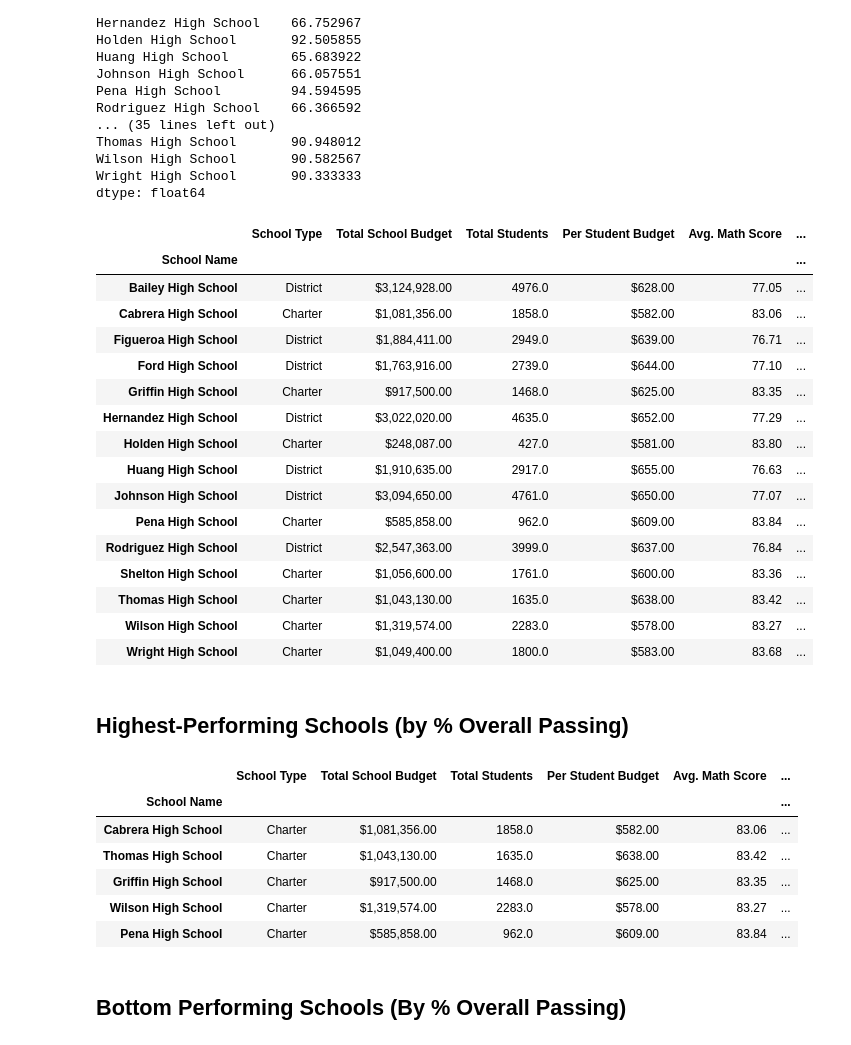
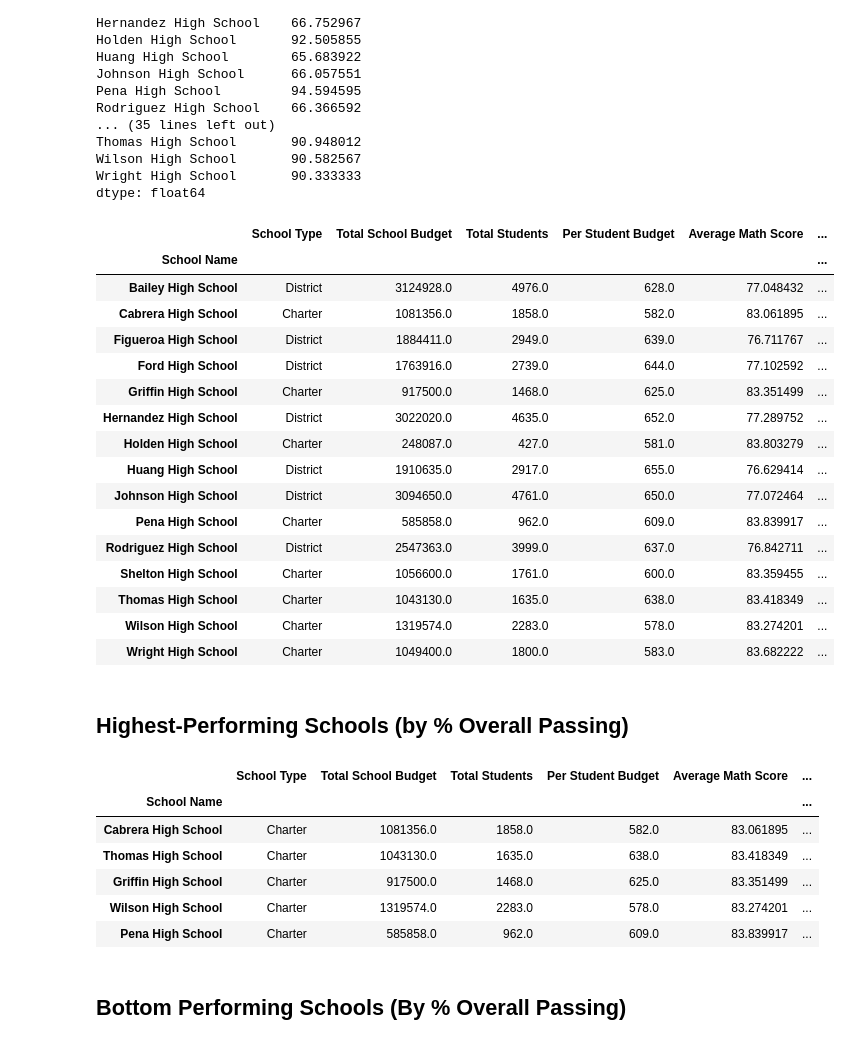
Before and after one commit to laurajanefaulds/pandas-challenge, a Jupyter notebook: Starter_Code 6/PyCitySchools/pycityschools_ljf.ipynb, the cells around one changed output. Drawn from its saved outputs; the diff is of its cells as text; code cells hidden in the pictures.

```diff
--- a/Starter_Code 6/PyCitySchools/pycityschools_ljf.ipynb
+++ b/Starter_Code 6/PyCitySchools/pycityschools_ljf.ipynb
@@ -350,64 +350,64 @@ dtype: float64
 # %%
 # Create a DataFrame called `per_school_summary` with columns for the calculations above.
 
 per_school_summary = pd.merge(per_school_types, per_school_budget, on="School Name", how="left")
 per_school_summary["Total Students"] = per_school_counts
 per_school_summary["Per Student Budget"] = per_school_capita
-per_school_summary["Avg. Math Score"] = per_school_math
-per_school_summary["Avg. Reading Score"] = per_school_reading
-per_school_summary["# of Students Who Passed Math"] = per_school_pass_math_count
-per_school_summary["% of Students Who Passed Math"] = per_school_pass_math_pct
-per_school_summary["# of Students Who Passed Reading"] = per_school_pass_reading_count
-per_school_summary["% of Students Who Passed Reading"] = per_school_pass_reading_pct
-per_school_summary["# of Students Who Passed Math & Reading"] = school_students_passing_math_and_reading
-per_school_summary["% of Students Who Passed Math & Reading"] = per_school_pass_overall_pct
+per_school_summary["Average Math Score"] = per_school_math
+per_school_summary["Average Reading Score"] = per_school_reading
+per_school_summary["# Passing Math"] = per_school_pass_math_count
+per_school_summary["% Passing Math"] = per_school_pass_math_pct
+per_school_summary["# Passing Reading"] = per_school_pass_reading_count
+per_school_summary["% Passing Reading"] = per_school_pass_reading_pct
+per_school_summary["# Overall Passing"] = school_students_passing_math_and_reading
+per_school_summary["% Overall Passing"] = per_school_pass_overall_pct
 
 per_school_summary = per_school_summary.rename(columns={"type": "School Type", "budget": "Total School Budget"})
 
 # Formatting
-per_school_summary["Total School Budget"] = per_school_summary["Total School Budget"].map("${:,.2f}".format)
-per_school_summary["Per Student Budget"] = per_school_summary["Per Student Budget"].map("${:,.2f}".format)
-per_school_summary["Avg. Math Score"] = per_school_summary["Avg. Math Score"].map("{:,.2f}".format)
-per_school_summary["Avg. Reading Score"] = per_school_summary["Avg. Reading Score"].map("{:,.2f}".format)
-per_school_summary["% of Students Who Passed Math"] = per_school_summary["% of Students Who Passed Math"].map("{:,.2f}%".format)
-per_school_summary["% of Students Who Passed Reading"] = per_school_summary["% of Students Who Passed Reading"].map("{:,.2f}%".format)
-per_school_summary["% of Students Who Passed Math & Reading"] = per_school_summary["% of Students Who Passed Math & Reading"].map("{:,.2f}%".format)
+#per_school_summary["Total School Budget"] = per_school_summary["Total School Budget"].map("${:,.2f}".format)
+#per_school_summary["Per Student Budget"] = per_school_summary["Per Student Budget"].map("${:,.2f}".format)
+#per_school_summary["Average Math Score"] = per_school_summary["Average Math Score"].map("{:,.2f}".format)
+#per_school_summary["Average Reading Score"] = per_school_summary["Average Reading Score"].map("{:,.2f}".format)
+#per_school_summary["% Passing Math"] = per_school_summary["% Passing Math"].map("{:,.2f}%".format)
+#per_school_summary["% Passing Reading"] = per_school_summary["% Passing Reading"].map("{:,.2f}%".format)
+#per_school_summary["% Overall Passing"] = per_school_summary["% Overall Passing"].map("{:,.2f}%".format)
 
 
-# Display the DataFrame
+#Display the DataFrame
 per_school_summary
 # %% [output]
-|  | School Type | Total School Budget | Total Students | Per Student Budget | Avg. Math Score | ... |
+|  | School Type | Total School Budget | Total Students | Per Student Budget | Average Math Score | ... |
 | School Name |  |  |  |  |  | ... |
-| Bailey High School | District | $3,124,928.00 | 4976.0 | $628.00 | 77.05 | ... |
-| Cabrera High School | Charter | $1,081,356.00 | 1858.0 | $582.00 | 83.06 | ... |
-| Figueroa High School | District | $1,884,411.00 | 2949.0 | $639.00 | 76.71 | ... |
-| Ford High School | District | $1,763,916.00 | 2739.0 | $644.00 | 77.10 | ... |
-| Griffin High School | Charter | $917,500.00 | 1468.0 | $625.00 | 83.35 | ... |
-| Hernandez High School | District | $3,022,020.00 | 4635.0 | $652.00 | 77.29 | ... |
-| Holden High School | Charter | $248,087.00 | 427.0 | $581.00 | 83.80 | ... |
-| Huang High School | District | $1,910,635.00 | 2917.0 | $655.00 | 76.63 | ... |
-| Johnson High School | District | $3,094,650.00 | 4761.0 | $650.00 | 77.07 | ... |
-| Pena High School | Charter | $585,858.00 | 962.0 | $609.00 | 83.84 | ... |
-| Rodriguez High School | District | $2,547,363.00 | 3999.0 | $637.00 | 76.84 | ... |
-| Shelton High School | Charter | $1,056,600.00 | 1761.0 | $600.00 | 83.36 | ... |
-| Thomas High School | Charter | $1,043,130.00 | 1635.0 | $638.00 | 83.42 | ... |
-| Wilson High School | Charter | $1,319,574.00 | 2283.0 | $578.00 | 83.27 | ... |
-| Wright High School | Charter | $1,049,400.00 | 1800.0 | $583.00 | 83.68 | ... |
+| Bailey High School | District | 3124928.0 | 4976.0 | 628.0 | 77.048432 | ... |
+| Cabrera High School | Charter | 1081356.0 | 1858.0 | 582.0 | 83.061895 | ... |
+| Figueroa High School | District | 1884411.0 | 2949.0 | 639.0 | 76.711767 | ... |
+| Ford High School | District | 1763916.0 | 2739.0 | 644.0 | 77.102592 | ... |
+| Griffin High School | Charter | 917500.0 | 1468.0 | 625.0 | 83.351499 | ... |
+| Hernandez High School | District | 3022020.0 | 4635.0 | 652.0 | 77.289752 | ... |
+| Holden High School | Charter | 248087.0 | 427.0 | 581.0 | 83.803279 | ... |
+| Huang High School | District | 1910635.0 | 2917.0 | 655.0 | 76.629414 | ... |
+| Johnson High School | District | 3094650.0 | 4761.0 | 650.0 | 77.072464 | ... |
+| Pena High School | Charter | 585858.0 | 962.0 | 609.0 | 83.839917 | ... |
+| Rodriguez High School | District | 2547363.0 | 3999.0 | 637.0 | 76.842711 | ... |
+| Shelton High School | Charter | 1056600.0 | 1761.0 | 600.0 | 83.359455 | ... |
+| Thomas High School | Charter | 1043130.0 | 1635.0 | 638.0 | 83.418349 | ... |
+| Wilson High School | Charter | 1319574.0 | 2283.0 | 578.0 | 83.274201 | ... |
+| Wright High School | Charter | 1049400.0 | 1800.0 | 583.0 | 83.682222 | ... |
 # %% [markdown]
 ## Highest-Performing Schools (by % Overall Passing)
 # %%
 # Sort the schools by `% Overall Passing` in descending order and display the top 5 rows.
-top_schools = per_school_summary.sort_values(["% of Students Who Passed Math & Reading"], ascending=False)
+top_schools = per_school_summary.sort_values(["% Overall Passing"], ascending=False)
 top_schools.head(5)
 # %% [output]
-|  | School Type | Total School Budget | Total Students | Per Student Budget | Avg. Math Score | ... |
+|  | School Type | Total School Budget | Total Students | Per Student Budget | Average Math Score | ... |
 | School Name |  |  |  |  |  | ... |
-| Cabrera High School | Charter | $1,081,356.00 | 1858.0 | $582.00 | 83.06 | ... |
-| Thomas High School | Charter | $1,043,130.00 | 1635.0 | $638.00 | 83.42 | ... |
-| Griffin High School | Charter | $917,500.00 | 1468.0 | $625.00 | 83.35 | ... |
-| Wilson High School | Charter | $1,319,574.00 | 2283.0 | $578.00 | 83.27 | ... |
-| Pena High School | Charter | $585,858.00 | 962.0 | $609.00 | 83.84 | ... |
+| Cabrera High School | Charter | 1081356.0 | 1858.0 | 582.0 | 83.061895 | ... |
+| Thomas High School | Charter | 1043130.0 | 1635.0 | 638.0 | 83.418349 | ... |
+| Griffin High School | Charter | 917500.0 | 1468.0 | 625.0 | 83.351499 | ... |
+| Wilson High School | Charter | 1319574.0 | 2283.0 | 578.0 | 83.274201 | ... |
+| Pena High School | Charter | 585858.0 | 962.0 | 609.0 | 83.839917 | ... |
 # %% [markdown]
 ## Bottom Performing Schools (By % Overall Passing)
 # %%
```
Also changed, not shown: parts of 12 cells of this notebook, 1 other file.
